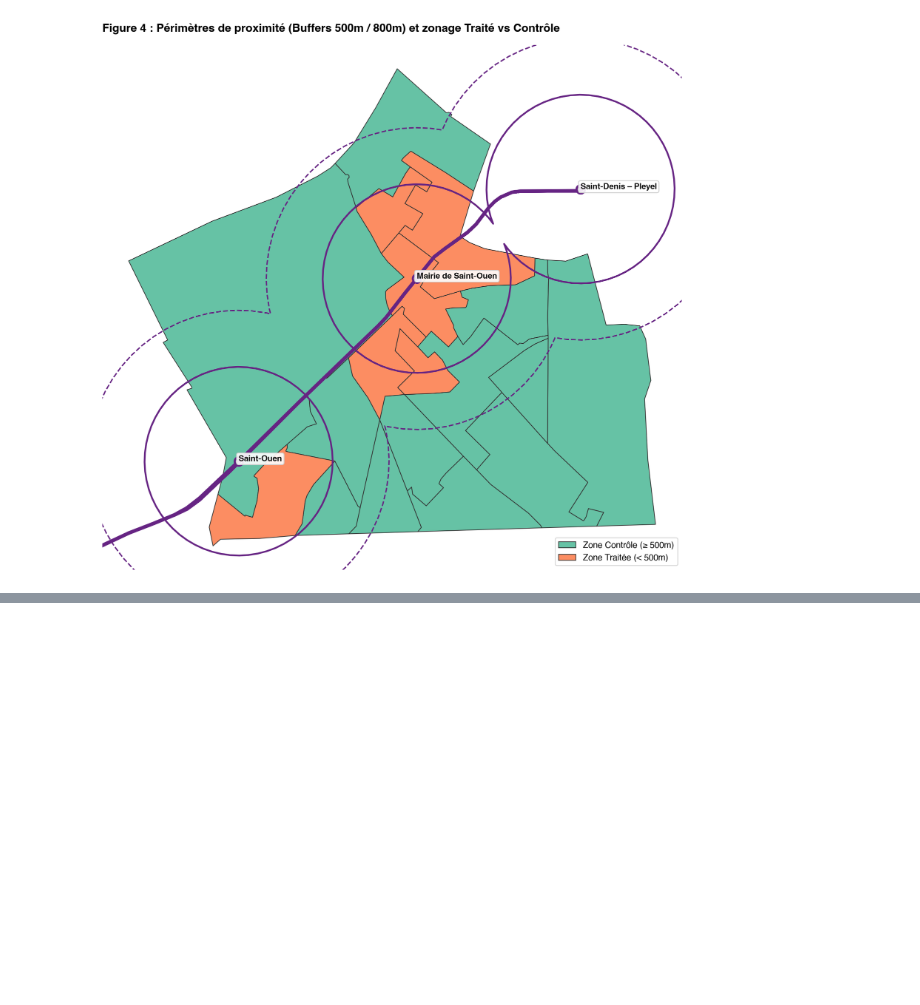
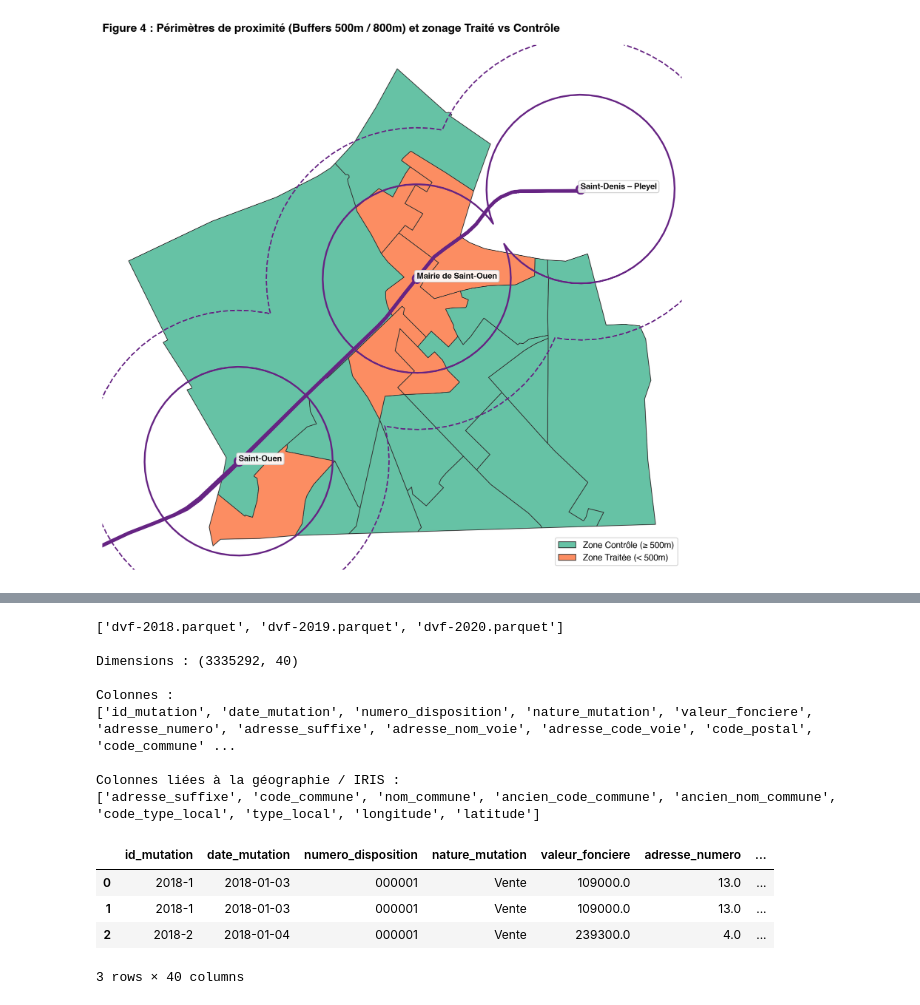
Before and after one commit to borhaney/projet_python_2a_ensae, a Jupyter notebook: notebook_borhane.ipynb, the cells around one changed output, grey strips where cells are left out. Cells and saved outputs as stored; diff of their text form; code cells hidden in the pictures; blank space fills up the shorter version.

```diff
--- a/notebook_borhane.ipynb
+++ b/notebook_borhane.ipynb
@@ -335,0 +323,37 @@ Name: count, dtype: int64
+# %%
+import pandas as pd
+import glob
+
+# Lister les fichiers .parquet disponibles
+fichiers = glob.glob("*.parquet")
+print(fichiers)
+
+# Inspecter le premier fichier trouvé
+if fichiers:
+    df_test = pd.read_parquet(fichiers[0])
+    print("\nDimensions :", df_test.shape)
+    print("\nColonnes :")
+    print(df_test.columns.tolist())
+
+    # Chercher les colonnes utiles pour la localisation et l'IRIS
+    print("\nColonnes liées à la géographie / IRIS :")
+    print([c for c in df_test.columns
+           if any(k in c.lower() for k in ("iris", "lat", "lon", "x", "y", "commune", "geom"))])
+
+    # Aperçu des premières lignes
+    display(df_test.head(3))
+# %% [output]
+['dvf-2018.parquet', 'dvf-2019.parquet', 'dvf-2020.parquet']
+
+Dimensions : (3335292, 40)
+
+Colonnes :
+['id_mutation', 'date_mutation', 'numero_disposition', 'nature_mutation', 'valeur_fonciere', 'adresse_numero', 'adresse_suffixe', 'adresse_nom_voie', 'adresse_code_voie', 'code_postal', 'code_commune' ...
+
+Colonnes liées à la géographie / IRIS :
+['adresse_suffixe', 'code_commune', 'nom_commune', 'ancien_code_commune', 'ancien_nom_commune', 'code_type_local', 'type_local', 'longitude', 'latitude']
+|  | id_mutation | date_mutation | numero_disposition | nature_mutation | valeur_fonciere | adresse_numero | ... |
+| 0 | 2018-1 | 2018-01-03 | 000001 | Vente | 109000.0 | 13.0 | ... |
+| 1 | 2018-1 | 2018-01-03 | 000001 | Vente | 109000.0 | 13.0 | ... |
+| 2 | 2018-2 | 2018-01-04 | 000001 | Vente | 239300.0 | 4.0 | ... |
+3 rows × 40 columns
```
Also changed, not shown: parts of 8 cells of this notebook, 2 other files.
